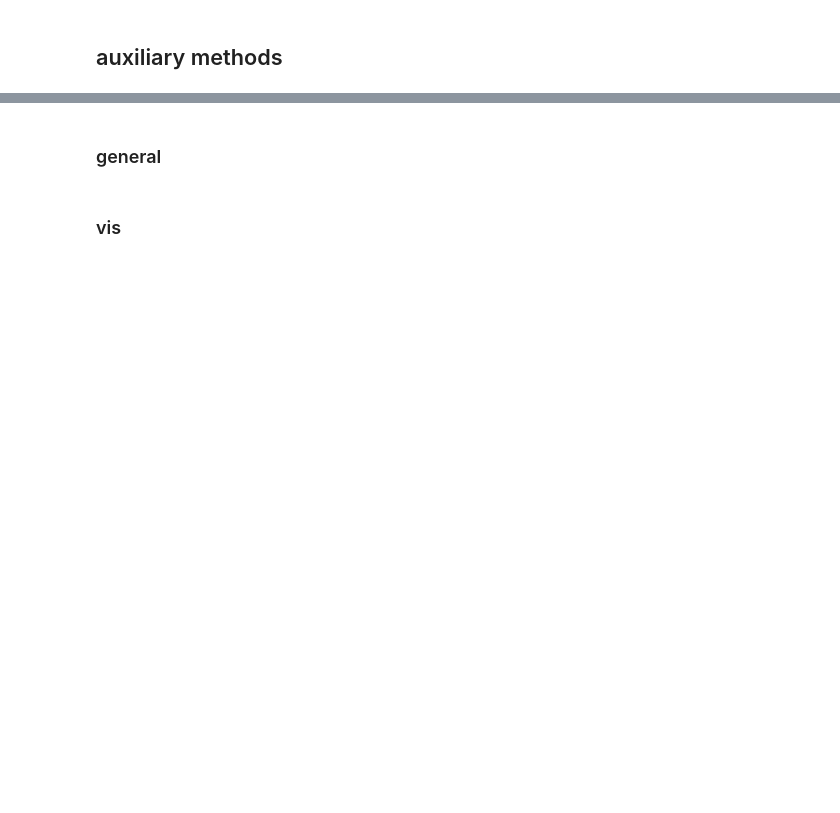
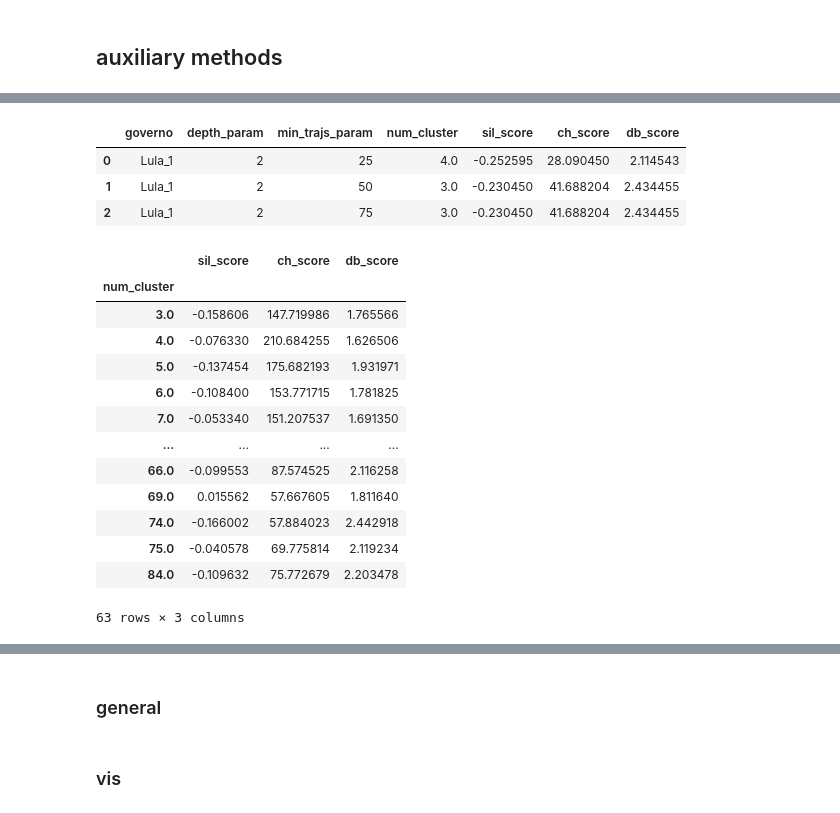
Before and after one commit to Yuri-Nassar/mat-basometro, a Jupyter notebook: mattree_basometro.ipynb, the cells around one changed output, grey strips where cells are left out. Drawn from its saved outputs; the diff is of its cells as text; code cells hidden in the pictures; blank space fills up the shorter version.

```diff
--- a/mattree_basometro.ipynb
+++ b/mattree_basometro.ipynb
@@ -1211,0 +1563,30 @@ We provide in this section different visualizations and statistics to facilitate
+# %%
+clustering_scores_pd = pd.read_csv("./preprocessing/governments_clustering_evaluation.csv")
+clustering_scores_pd.head(3)
+# %% [output]
+|  | governo | depth_param | min_trajs_param | num_cluster | sil_score | ch_score | db_score |
+| 0 | Lula_1 | 2 | 25 | 4.0 | -0.252595 | 28.090450 | 2.114543 |
+| 1 | Lula_1 | 2 | 50 | 3.0 | -0.230450 | 41.688204 | 2.434455 |
+| 2 | Lula_1 | 2 | 75 | 3.0 | -0.230450 | 41.688204 | 2.434455 |
+# %%
+# mask_filter = (clustering_scores_pd['depth_param'] == 5) & (clustering_scores_pd['min_trajs_param'] == 50)
+# mask_filter = (clustering_scores_pd['num_cluster'].isin([12,13,14,15,17]))
+# clustering_scores_pd_subset = clustering_scores_pd[mask_filter].copy()
+
+clustering_scores_pd_subset = clustering_scores_pd.copy()
+clustering_scores_pd_subset.drop(columns=['governo','depth_param','min_trajs_param']).groupby(['num_cluster']).mean()
+# %% [output]
+|  | sil_score | ch_score | db_score |
+| num_cluster |  |  |  |
+| 3.0 | -0.158606 | 147.719986 | 1.765566 |
+| 4.0 | -0.076330 | 210.684255 | 1.626506 |
+| 5.0 | -0.137454 | 175.682193 | 1.931971 |
+| 6.0 | -0.108400 | 153.771715 | 1.781825 |
+| 7.0 | -0.053340 | 151.207537 | 1.691350 |
+| ... | ... | ... | ... |
+| 66.0 | -0.099553 | 87.574525 | 2.116258 |
+| 69.0 | 0.015562 | 57.667605 | 1.811640 |
+| 74.0 | -0.166002 | 57.884023 | 2.442918 |
+| 75.0 | -0.040578 | 69.775814 | 2.119234 |
+| 84.0 | -0.109632 | 75.772679 | 2.203478 |
+63 rows × 3 columns
```
Also changed, not shown: parts of 99 cells of this notebook.
